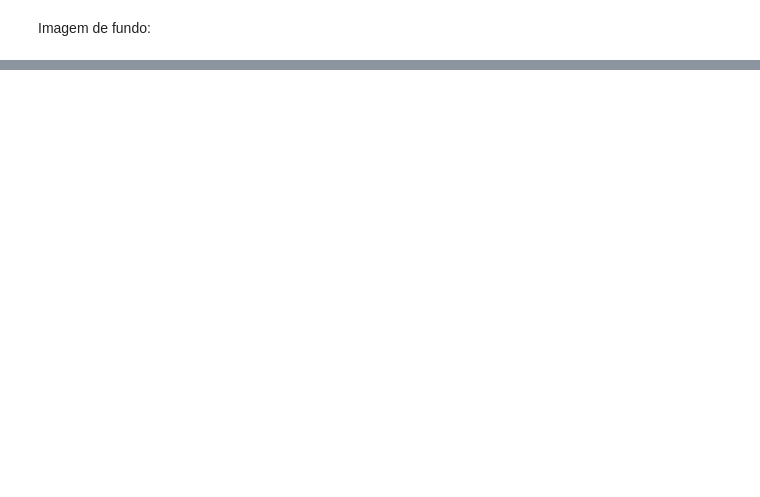
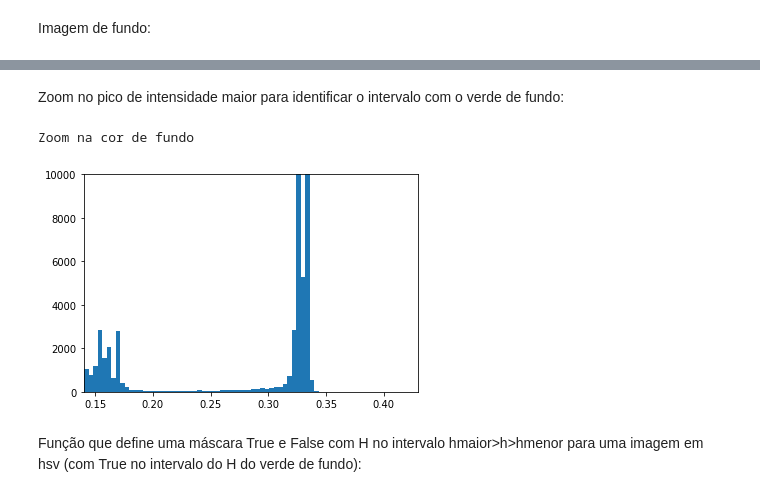
Before and after one commit to janarf/processamento-de-imagens1, a Jupyter notebook: tp1/tp1.ipynb, the cells around one changed output, grey strips where cells are left out. Saved outputs shown, nothing was run; the diff lists cells and outputs as text; code cells hidden in the pictures; blank space fills up the shorter version.

```diff
--- a/tp1/tp1.ipynb
+++ b/tp1/tp1.ipynb
@@ -117,0 +70,10 @@ maskbanana2 = mascara(banana2hsv,0.34,0.32)
+# %% [markdown]
+Zoom no pico de intensidade maior para identificar o intervalo com o verde de fundo:
+# %%
+print('Zoom na cor de fundo')
+hist_h(gatohsv,10000,0.14,0.43)
+# %% [output]
+Zoom na cor de fundo
+[figure, added]
+# %% [markdown]
+Função que define uma máscara True e False com H no intervalo hmaior>h>hmenor para uma imagem em hsv (com True no intervalo do H do verde de fundo):
```
Also changed, not shown: parts of 61 cells of this notebook.
